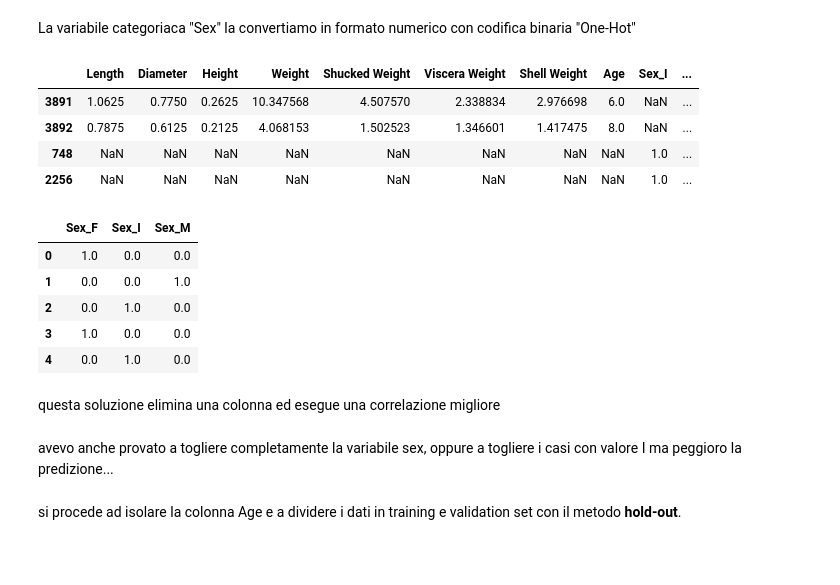
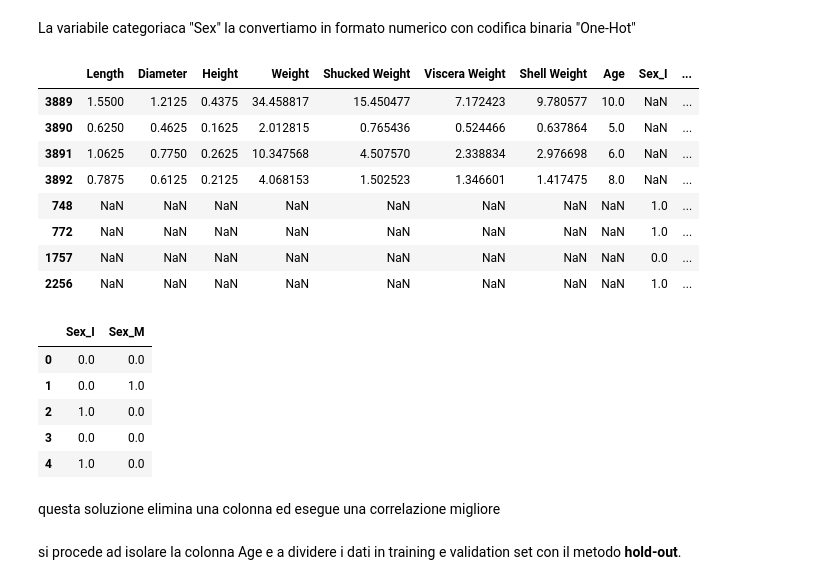
Before and after one commit to ilBollo/DataIntensive_Project_Crab, a Jupyter notebook: age_of_crab.ipynb, the cells around one changed output. Saved outputs shown, nothing was run; the diff lists cells and outputs as text; code cells hidden in the pictures; blank space fills up the shorter version.

```diff
--- a/age_of_crab.ipynb
+++ b/age_of_crab.ipynb
@@ -80,5 +75,5 @@ memory usage: 273.9+ KB
 # %% [markdown]
 la colonna sex contiene solo i valori "F", "M" e "I" per questo motivo occupa troppo spazio come object ricarichiamo la colonna con tipo category per ottimizzare il consumo di memoria
 # %%
-data = pd.read_csv("crab.zip", sep=",", compression="zip", dtype={"Sex":"category"})
+dataC = pd.read_csv("crab.zip", sep=",", compression="zip", dtype={"Sex":"category"})
 # %%
@@ -225,3 +270,3 @@ Eliminiamo i valori estremi  di height
 # %%
-data_r1 = data[data["Height"] <= 0.7]
+dataC = dataC[(dataC["Height"] <= 0.7) & (dataC["Viscera Weight"] <= 18)]
 # %%
@@ -248,17 +291,21 @@ from sklearn.preprocessing import OneHotEncoder
 # %%
 encoder = OneHotEncoder(drop="first", sparse_output=False)
 encorder_r = pd.DataFrame(
-   encoder.fit_transform(data_r1[["Sex"]]),
+   encoder.fit_transform(dataC[["Sex"]]),
    columns=encoder.get_feature_names_out(["Sex"])
 )
 # %%
-data_r2 = pd.concat([data_r1.drop(columns=["Sex"]), encorder_r], axis=1)
+dataC = pd.concat([dataC.drop(columns=["Sex"]), encorder_r], axis=1)
 # %%
-data_r2[data_r2.isna().any(axis=1)]
+dataC[dataC.isna().any(axis=1)]
 # %% [output]
 |  | Length | Diameter | Height | Weight | Shucked Weight | Viscera Weight | Shell Weight | Age | Sex_I | ... |
+| 3889 | 1.5500 | 1.2125 | 0.4375 | 34.458817 | 15.450477 | 7.172423 | 9.780577 | 10.0 | NaN | ... |
+| 3890 | 0.6250 | 0.4625 | 0.1625 | 2.012815 | 0.765436 | 0.524466 | 0.637864 | 5.0 | NaN | ... |
 | 3891 | 1.0625 | 0.7750 | 0.2625 | 10.347568 | 4.507570 | 2.338834 | 2.976698 | 6.0 | NaN | ... |
 | 3892 | 0.7875 | 0.6125 | 0.2125 | 4.068153 | 1.502523 | 1.346601 | 1.417475 | 8.0 | NaN | ... |
 | 748 | NaN | NaN | NaN | NaN | NaN | NaN | NaN | NaN | 1.0 | ... |
+| 772 | NaN | NaN | NaN | NaN | NaN | NaN | NaN | NaN | 1.0 | ... |
+| 1757 | NaN | NaN | NaN | NaN | NaN | NaN | NaN | NaN | 0.0 | ... |
 | 2256 | NaN | NaN | NaN | NaN | NaN | NaN | NaN | NaN | 1.0 | ... |
 # %%
@@ -266,13 +313,11 @@ data_r2.dropna(inplace=True)
 # %%
-data_r2.filter(like="Sex").head()
+dataC.filter(like="Sex").head()
 # %% [output]
-|  | Sex_F | Sex_I | Sex_M |
-| 0 | 1.0 | 0.0 | 0.0 |
-| 1 | 0.0 | 0.0 | 1.0 |
-| 2 | 0.0 | 1.0 | 0.0 |
-| 3 | 1.0 | 0.0 | 0.0 |
-| 4 | 0.0 | 1.0 | 0.0 |
+|  | Sex_I | Sex_M |
+| 0 | 0.0 | 0.0 |
+| 1 | 0.0 | 1.0 |
+| 2 | 1.0 | 0.0 |
+| 3 | 0.0 | 0.0 |
+| 4 | 1.0 | 0.0 |
 # %% [markdown]
 questa soluzione elimina una colonna ed esegue una correlazione migliore
-# %% [markdown]
-avevo anche provato a togliere completamente la variabile sex, oppure a togliere i casi con valore I ma peggioro la predizione...
```
Also changed, not shown: parts of 102 cells of this notebook.
